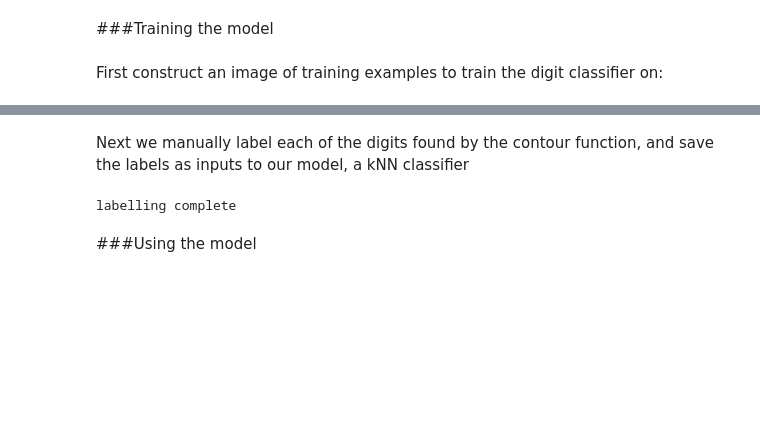
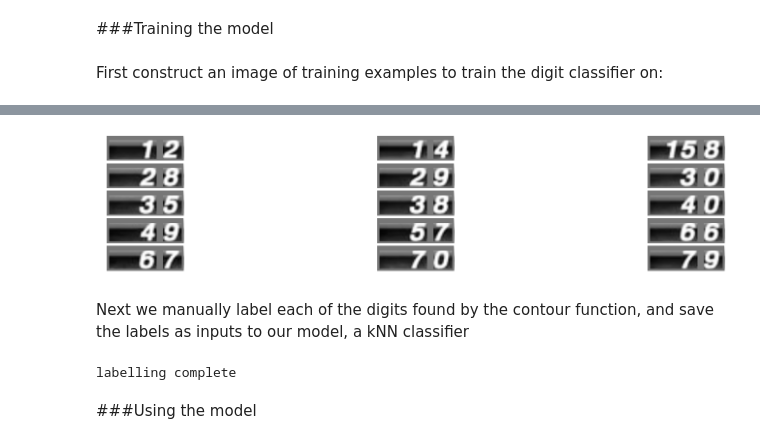
Before and after one commit to DublinSam/tour-project, a Jupyter notebook: notebooks/Digit Classification.ipynb, the cells around one changed output, grey strips where cells are left out. Saved outputs shown, nothing was run; the diff lists cells and outputs as text; code cells hidden in the pictures; blank space fills up the shorter version.

```diff
--- a/notebooks/Digit Classification.ipynb
+++ b/notebooks/Digit Classification.ipynb
@@ -25,3 +36,7 @@ construct_training_image(src_dir=SAMPLE_IMAGES, target_dir=TARGET_DIR)
+# %%
+construct_training_image(paths)
+# %% [output]
+[figure, added]
 # %%
 from train_classifier import save_model_labels
 # %% [markdown]
```
Also changed, not shown: parts of 26 cells of this notebook.
